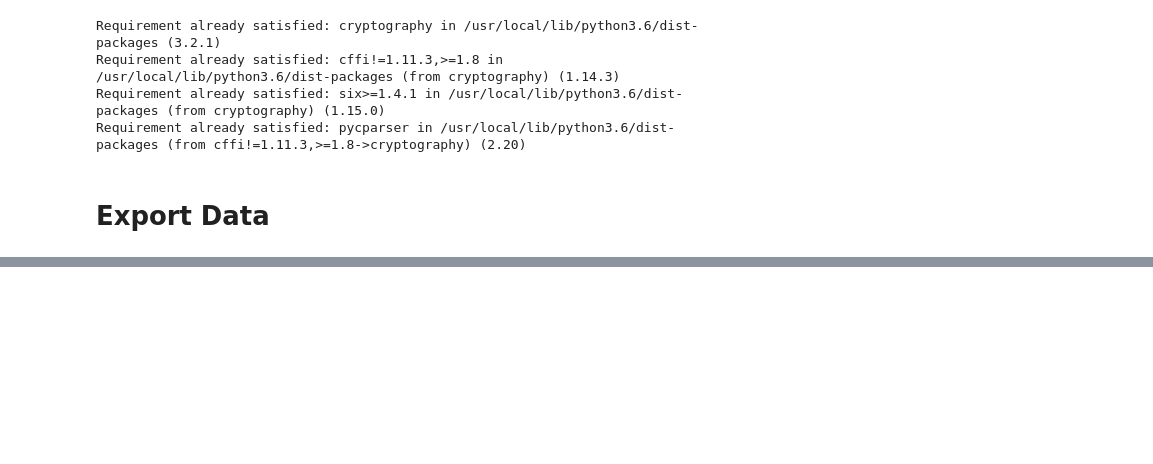
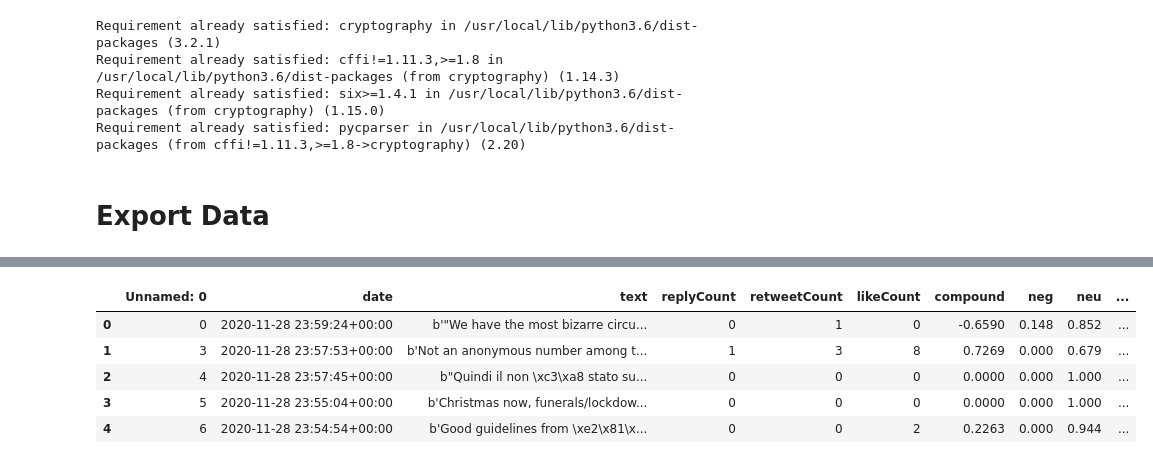
Before and after one commit to usamabaig1/twitter_sentiment_reach, a Jupyter notebook: Twitter_Sentiment_Analysis.ipynb, the cells around one changed output, grey strips where cells are left out. Saved outputs shown, nothing was run; the diff lists cells and outputs as text; code cells hidden in the pictures; blank space fills up the shorter version.

```diff
--- a/Twitter_Sentiment_Analysis.ipynb
+++ b/Twitter_Sentiment_Analysis.ipynb
@@ -116,0 +191,9 @@ tweetsdf[['date', 'text', 'replyCount', 'retweetCount ', 'likeCount']].to_csv('F
+# %%
+kmeans = KMeans(
+    init="random",
+    n_clusters=5,
+    n_init=10,
+    max_iter=300,
+    random_state=42
+)
+kmeans.fit(scaled_features)
@@ -116,0 +224,32 @@ tweetsdf[['date', 'text', 'replyCount', 'retweetCount ', 'likeCount']].to_csv('F
+# %%
+#assigning classes based on  obsereved cluster centers
+tweetsdf['class'] = 'unassigned'
+# HNeg = Highly Negative,
+# Neg = Negative,
+# Neu = Neutral,
+# Pos = Positive,
+# HPos = Highly Positive
+
+# create a list of our conditions
+conditions = [
+    (tweetsdf['label']==1),
+    (tweetsdf['label']==3),
+    (tweetsdf['label']==0),
+    (tweetsdf['label']==2),
+    (tweetsdf['label']==4)]
+
+# create a list of the values we want to assign for each condition
+values = ['HNeg', 'Neg', 'Neu', 'Pos', 'HPos']
+
+# create a new column and use np.select to assign values to it using our lists as arguments
+tweetsdf['class'] = np.select(conditions, values)
+
+# display updated DataFrame
+tweetsdf.head()
+# %% [output]
+|  | Unnamed: 0 | date | text | replyCount | retweetCount | likeCount | compound | neg | neu | ... |
+| 0 | 0 | 2020-11-28 23:59:24+00:00 | b'"We have the most bizarre circu... | 0 | 1 | 0 | -0.6590 | 0.148 | 0.852 | ... |
+| 1 | 3 | 2020-11-28 23:57:53+00:00 | b'Not an anonymous number among t... | 1 | 3 | 8 | 0.7269 | 0.000 | 0.679 | ... |
+| 2 | 4 | 2020-11-28 23:57:45+00:00 | b"Quindi il non \xc3\xa8 stato su... | 0 | 0 | 0 | 0.0000 | 0.000 | 1.000 | ... |
+| 3 | 5 | 2020-11-28 23:55:04+00:00 | b'Christmas now, funerals/lockdow... | 0 | 0 | 0 | 0.0000 | 0.000 | 1.000 | ... |
+| 4 | 6 | 2020-11-28 23:54:54+00:00 | b'Good guidelines from \xe2\x81\x... | 0 | 0 | 2 | 0.2263 | 0.000 | 0.944 | ... |
```
Also changed, not shown: parts of 16 cells of this notebook.
